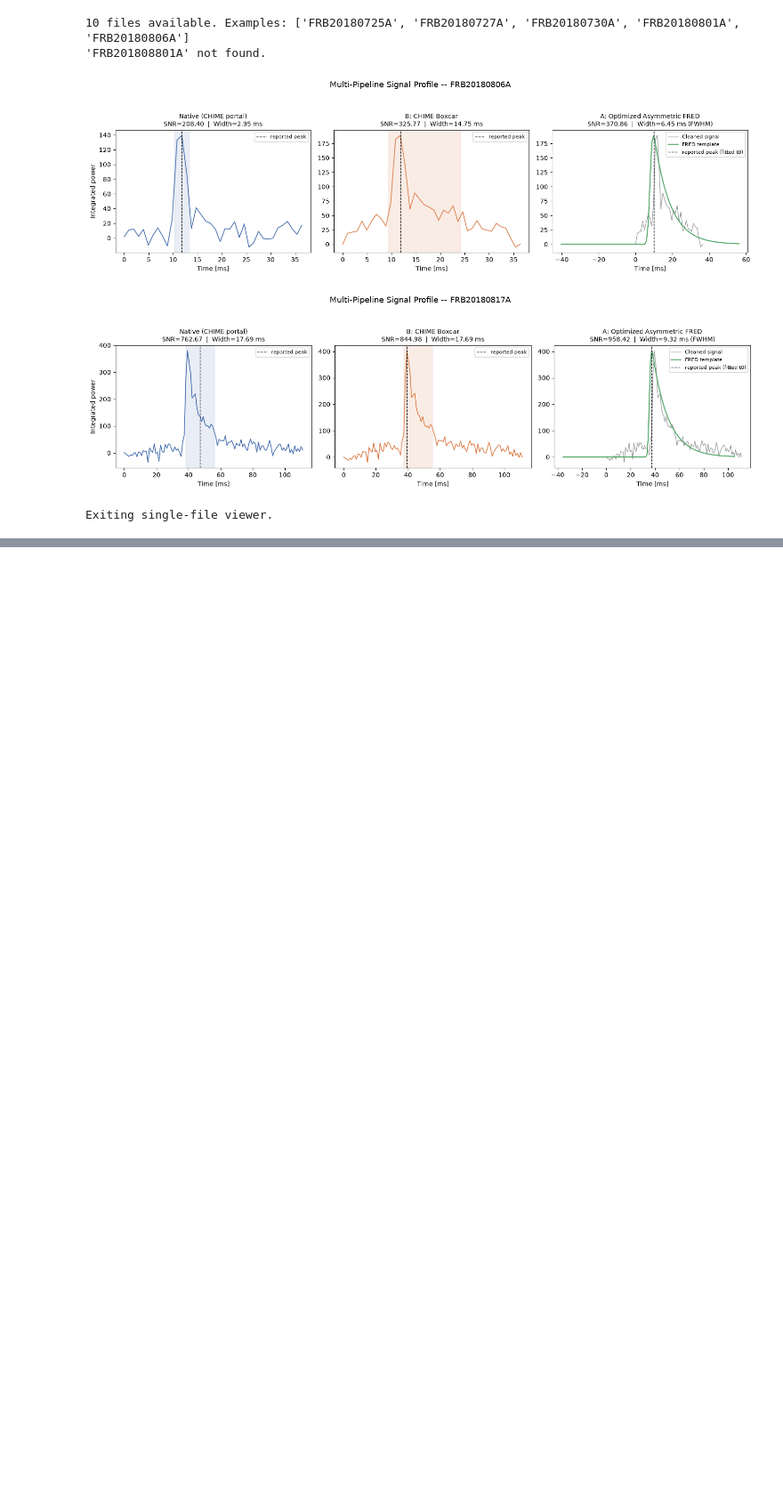
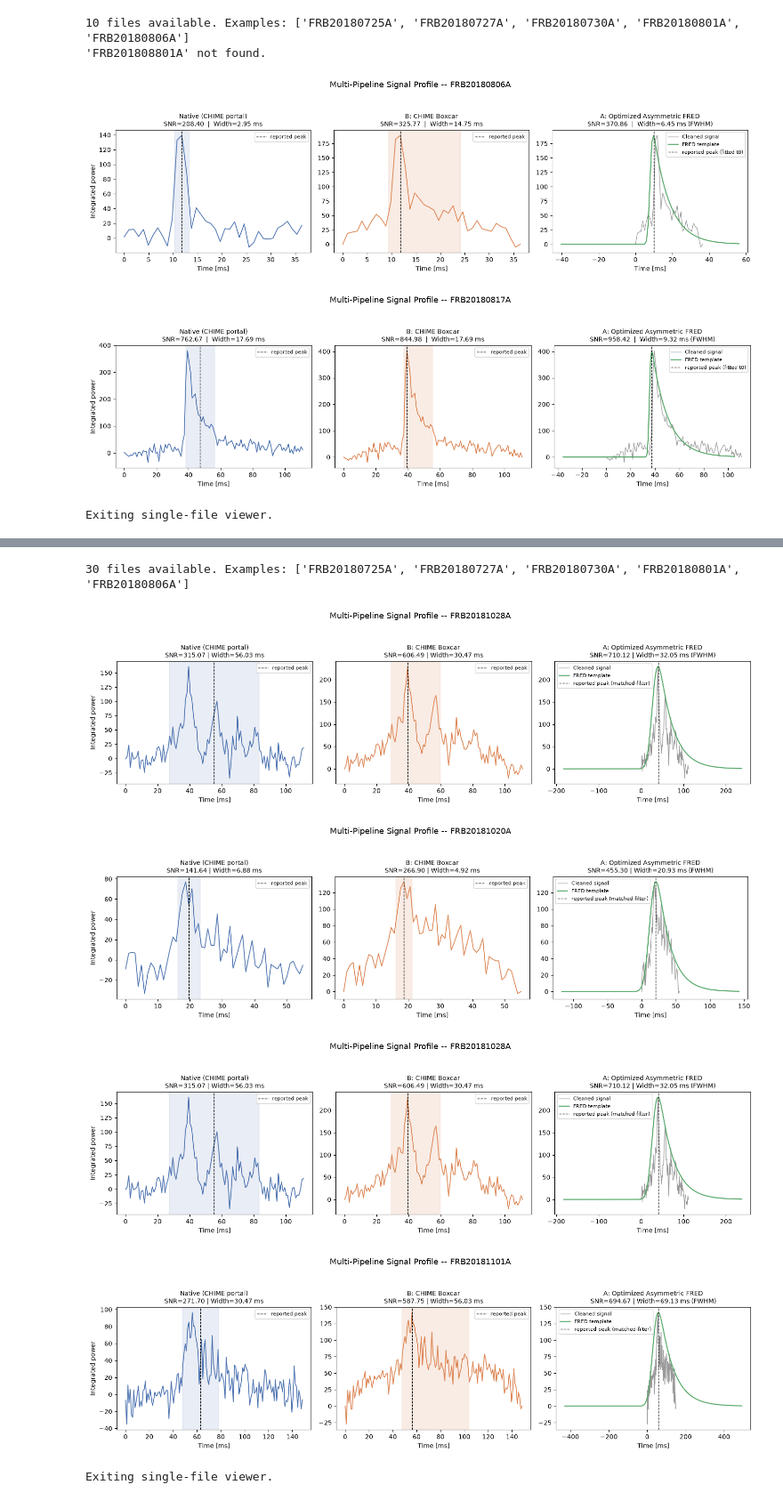
Before and after one commit to nischayaj/chime_pipeline, a Jupyter notebook: uppptt.ipynb, the cells around one changed output, grey strips where cells are left out. Shown at 89% size. Drawn from its saved outputs; the diff is of its cells as text; code cells hidden in the pictures; blank space fills up the shorter version.

```diff
--- a/uppptt.ipynb
+++ b/uppptt.ipynb
@@ -3942,0 +3946,9 @@ Exiting single-file viewer.
+# %%
+ interactive_file_viewer(profile_cache)
+# %% [output]
+30 files available. Examples: ['FRB20180725A', 'FRB20180727A', 'FRB20180730A', 'FRB20180801A', 'FRB20180806A']
+[figure, added]
+[figure, added]
+[figure, added]
+[figure, added]
+Exiting single-file viewer.
```
Also changed, not shown: parts of 2 cells of this notebook.
